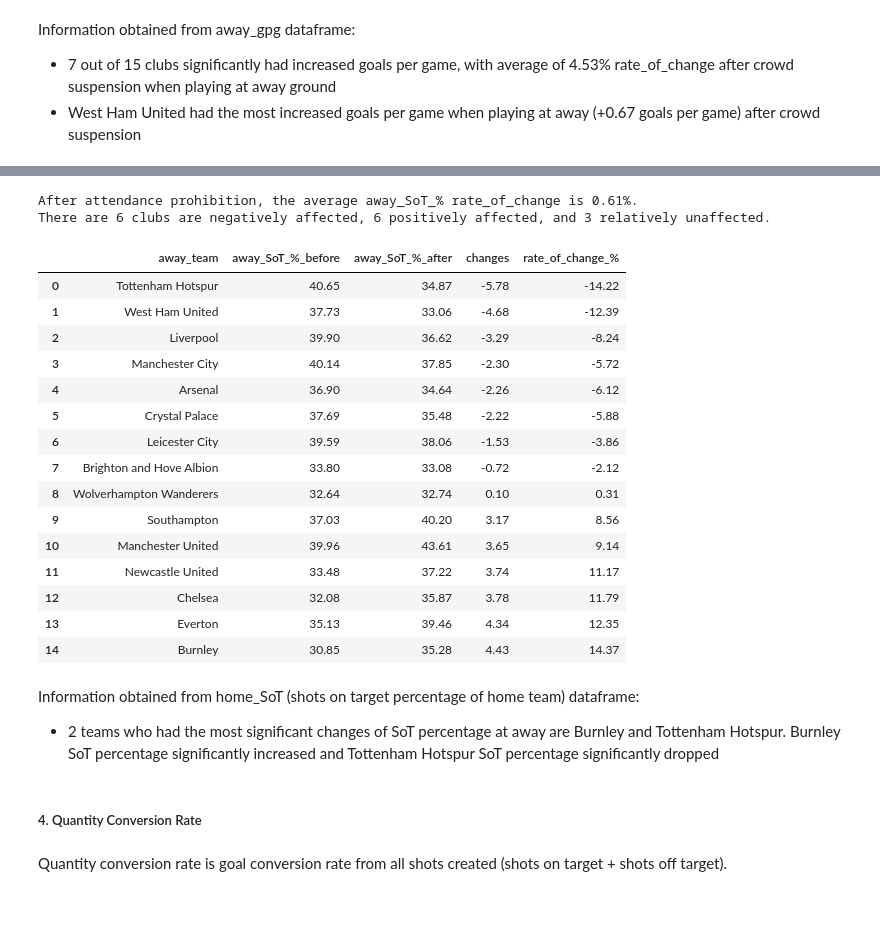
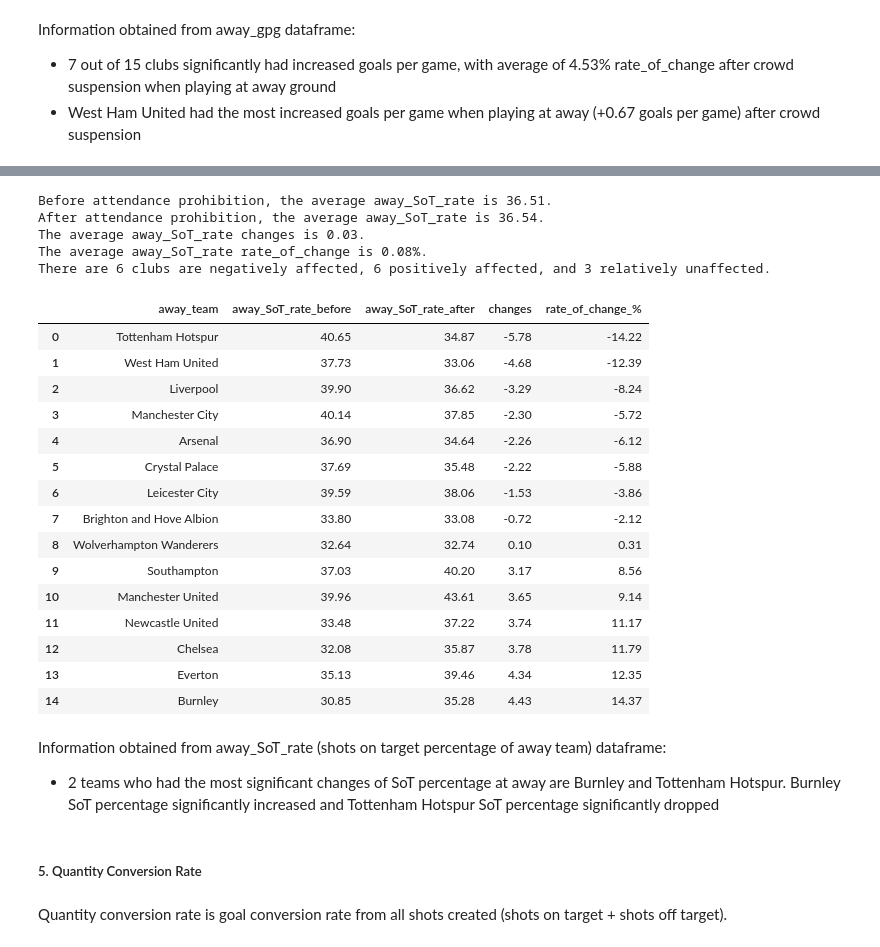
Before and after one commit to juanliong14/epl_data_analysis, a Jupyter notebook: Premier League Seasons Analysis.ipynb, the cells around one changed output, grey strips where cells are left out. Saved outputs shown, nothing was run; the diff lists cells and outputs as text; code cells hidden in the pictures; blank space fills up the shorter version.

```diff
--- a/Premier League Seasons Analysis.ipynb
+++ b/Premier League Seasons Analysis.ipynb
@@ -602,31 +657,34 @@ Information obtained from home_SoT (shots on target percentage of home team) dat
 - 2 teams who had the most significant changes of SoT percentage at home are Crystal Palace and Manchester United. Crystal Palace SoT percentage significantly increased and Manchester United SoT percentage significantly dropped.
-# %%
-away_SoT= away_stats('away_SoT_%', stayed_teams)
-away_SoT
-# %% [output]
-After attendance prohibition, the average away_SoT_% rate_of_change is 0.61%.
-There are 6 clubs are negatively affected, 6 positively affected, and 3 relatively unaffected.
-|  | away_team | away_SoT_%_before | away_SoT_%_after | changes | rate_of_change_% |
-| 0 | Tottenham Hotspur | 40.65 | 34.87 | -5.78 | -14.22 |
-| 1 | West Ham United | 37.73 | 33.06 | -4.68 | -12.39 |
-| 2 | Liverpool | 39.90 | 36.62 | -3.29 | -8.24 |
-| 3 | Manchester City | 40.14 | 37.85 | -2.30 | -5.72 |
-| 4 | Arsenal | 36.90 | 34.64 | -2.26 | -6.12 |
-| 5 | Crystal Palace | 37.69 | 35.48 | -2.22 | -5.88 |
-| 6 | Leicester City | 39.59 | 38.06 | -1.53 | -3.86 |
-| 7 | Brighton and Hove Albion | 33.80 | 33.08 | -0.72 | -2.12 |
-| 8 | Wolverhampton Wanderers | 32.64 | 32.74 | 0.10 | 0.31 |
-| 9 | Southampton | 37.03 | 40.20 | 3.17 | 8.56 |
-| 10 | Manchester United | 39.96 | 43.61 | 3.65 | 9.14 |
-| 11 | Newcastle United | 33.48 | 37.22 | 3.74 | 11.17 |
-| 12 | Chelsea | 32.08 | 35.87 | 3.78 | 11.79 |
-| 13 | Everton | 35.13 | 39.46 | 4.34 | 12.35 |
-| 14 | Burnley | 30.85 | 35.28 | 4.43 | 14.37 |
+# %%
+away_SoT_rate= away_stats('away_SoT_rate', stayed_teams)
+away_SoT_rate
+# %% [output]
+Before attendance prohibition, the average away_SoT_rate is 36.51.
+After attendance prohibition, the average away_SoT_rate is 36.54.
+The average away_SoT_rate changes is 0.03.
+The average away_SoT_rate rate_of_change is 0.08%.
+There are 6 clubs are negatively affected, 6 positively affected, and 3 relatively unaffected.
+|  | away_team | away_SoT_rate_before | away_SoT_rate_after | changes | rate_of_change_% |
+| 0 | Tottenham Hotspur | 40.65 | 34.87 | -5.78 | -14.22 |
+| 1 | West Ham United | 37.73 | 33.06 | -4.68 | -12.39 |
+| 2 | Liverpool | 39.90 | 36.62 | -3.29 | -8.24 |
+| 3 | Manchester City | 40.14 | 37.85 | -2.30 | -5.72 |
+| 4 | Arsenal | 36.90 | 34.64 | -2.26 | -6.12 |
+| 5 | Crystal Palace | 37.69 | 35.48 | -2.22 | -5.88 |
+| 6 | Leicester City | 39.59 | 38.06 | -1.53 | -3.86 |
+| 7 | Brighton and Hove Albion | 33.80 | 33.08 | -0.72 | -2.12 |
+| 8 | Wolverhampton Wanderers | 32.64 | 32.74 | 0.10 | 0.31 |
+| 9 | Southampton | 37.03 | 40.20 | 3.17 | 8.56 |
+| 10 | Manchester United | 39.96 | 43.61 | 3.65 | 9.14 |
+| 11 | Newcastle United | 33.48 | 37.22 | 3.74 | 11.17 |
+| 12 | Chelsea | 32.08 | 35.87 | 3.78 | 11.79 |
+| 13 | Everton | 35.13 | 39.46 | 4.34 | 12.35 |
+| 14 | Burnley | 30.85 | 35.28 | 4.43 | 14.37 |
 # %% [markdown]
-Information obtained from home_SoT (shots on target percentage of home team) dataframe:
+Information obtained from away_SoT_rate (shots on target percentage of away team) dataframe:
 - 2 teams who had the most significant changes of SoT percentage at away are Burnley and Tottenham Hotspur. Burnley SoT percentage significantly increased and Tottenham Hotspur SoT percentage significantly dropped
 # %% [markdown]
-##### 4. Quantity Conversion Rate
+##### 5. Quantity Conversion Rate
 # %% [markdown]
 Quantity conversion rate is goal conversion rate from all shots created (shots on target + shots off target).
 # %%
```
Also changed, not shown: parts of 69 cells of this notebook.
